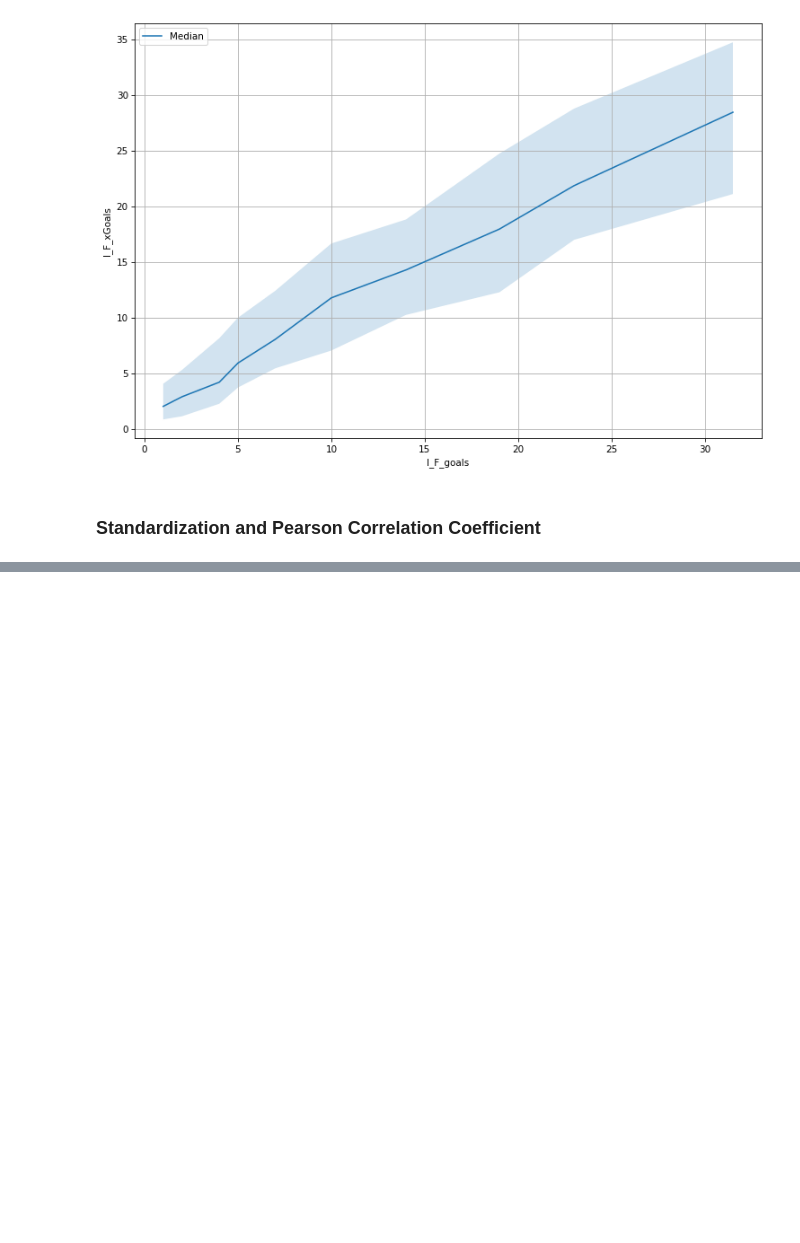
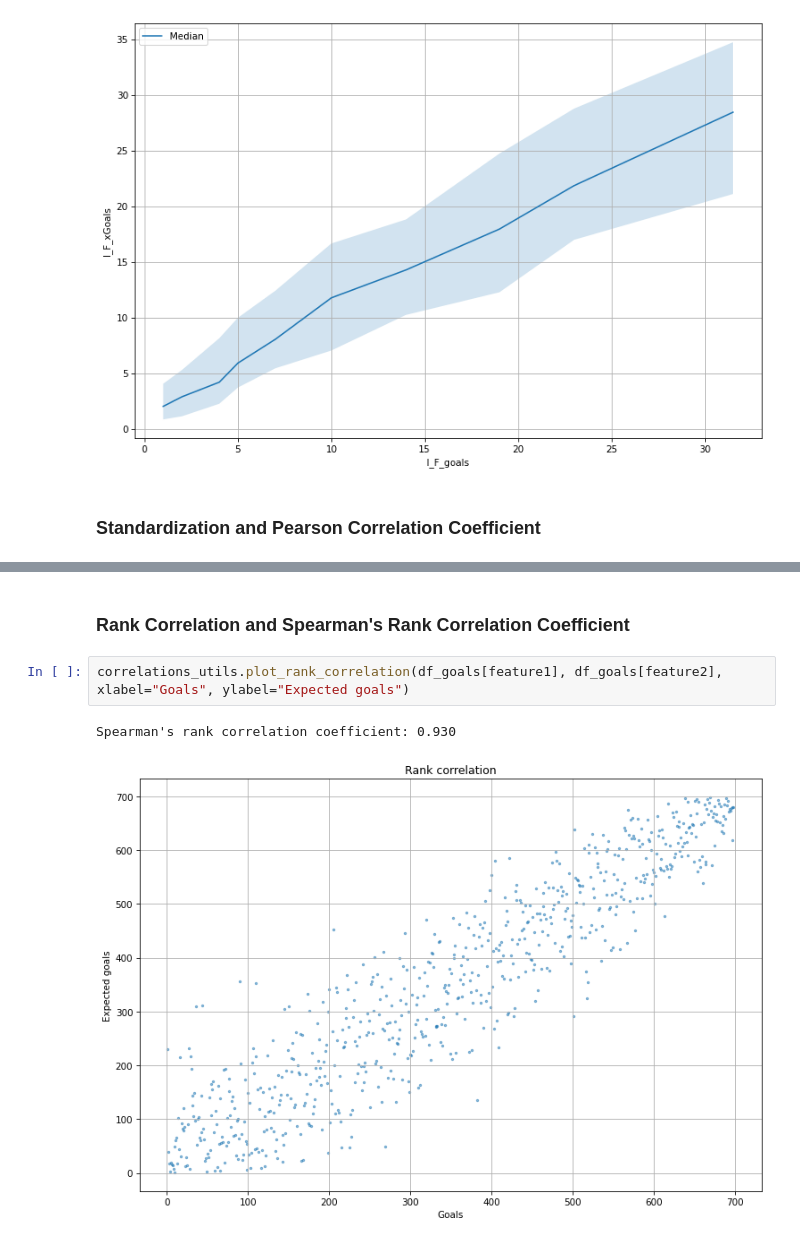
Before and after one commit to thedanicode24/moneypuck-data, a Jupyter notebook: skaters/correlations.ipynb, the cells around one changed output, grey strips where cells are left out. Drawn from its saved outputs; the diff is of its cells as text; blank space fills up the shorter version.

```diff
--- a/skaters/correlations.ipynb
+++ b/skaters/correlations.ipynb
@@ -107,0 +101,7 @@ Pearson correlation coefficient: 0.921
+# %% [markdown]
+### Rank Correlation and Spearman's Rank Correlation Coefficient
+# %%
+correlations_utils.plot_rank_correlation(df_goals[feature1], df_goals[feature2], xlabel="Goals", ylabel="Expected goals")
+# %% [output]
+Spearman's rank correlation coefficient: 0.930
+[figure, added]
```
Also changed, not shown: parts of 3 cells of this notebook, 1 other file.
